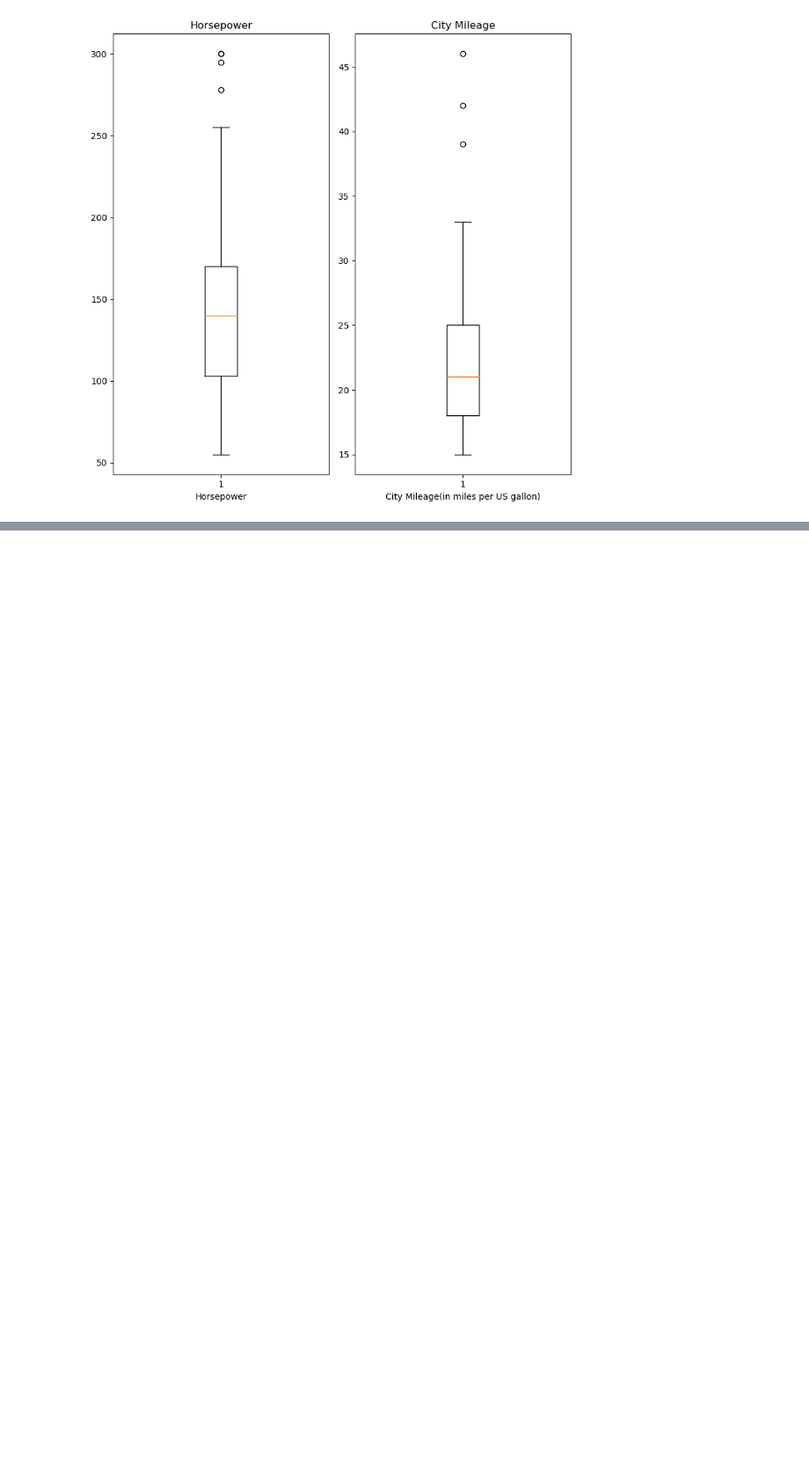
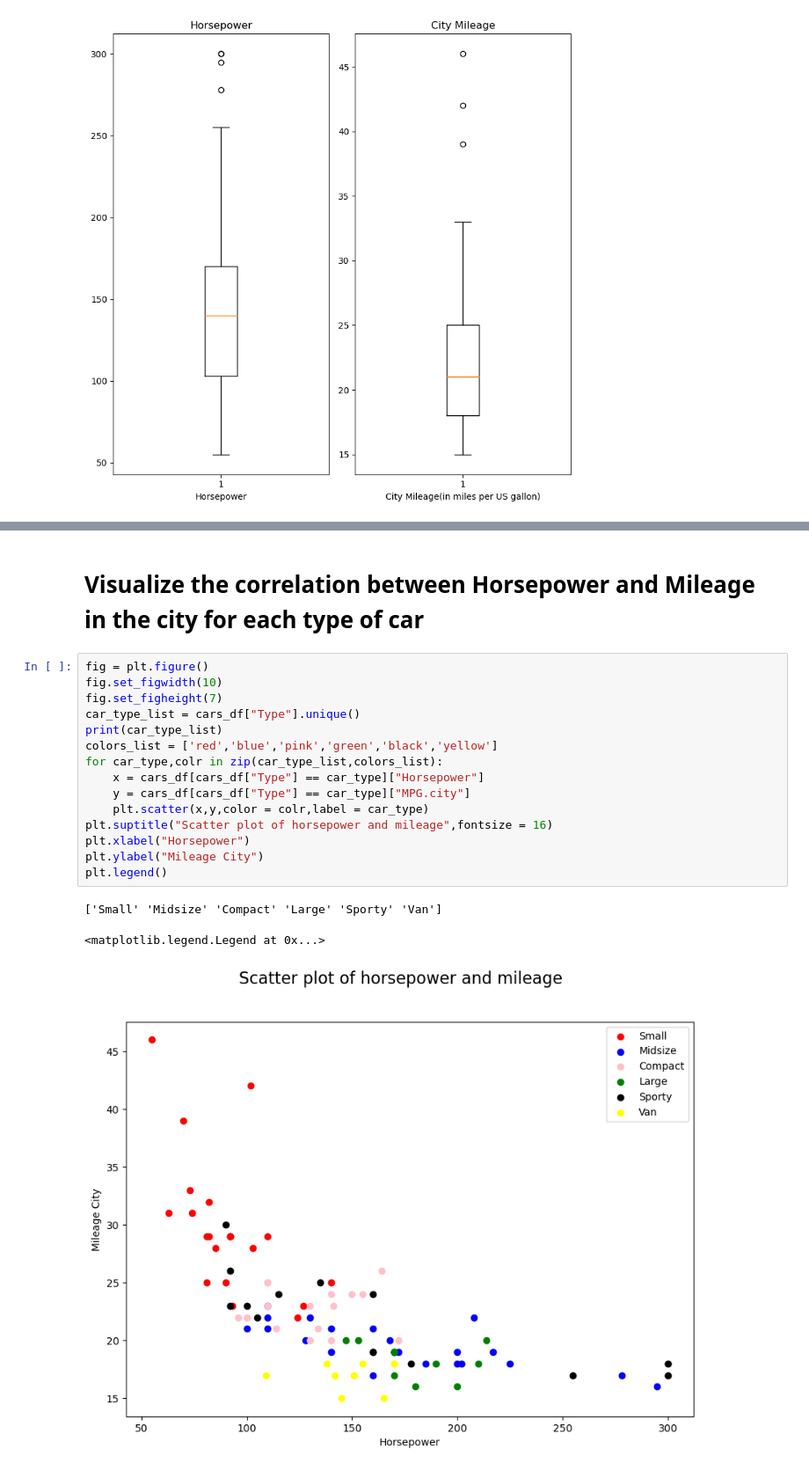
Before and after one commit to Ronith369/AILab, a Jupyter notebook: Exp24-Day6(Cars93).ipynb, the cells around one changed output, grey strips where cells are left out. Shown at 88% size. Cells and saved outputs as stored; diff of their text form; blank space fills up the shorter version.

```diff
--- a/Exp24-Day6(Cars93).ipynb
+++ b/Exp24-Day6(Cars93).ipynb
@@ -34,0 +66,21 @@ fig.tight_layout()
+# %% [markdown]
+# Visualize the correlation between Horsepower and Mileage in the city for each    type of car
+# %%
+fig = plt.figure()
+fig.set_figwidth(10)
+fig.set_figheight(7)
+car_type_list = cars_df["Type"].unique()
+print(car_type_list)
+colors_list = ['red','blue','pink','green','black','yellow']
+for car_type,colr in zip(car_type_list,colors_list):
+    x = cars_df[cars_df["Type"] == car_type]["Horsepower"]
+    y = cars_df[cars_df["Type"] == car_type]["MPG.city"]
+    plt.scatter(x,y,color = colr,label = car_type)
+plt.suptitle("Scatter plot of horsepower and mileage",fontsize = 16)
+plt.xlabel("Horsepower")
+plt.ylabel("Mileage City")
+plt.legend()
+# %% [output]
+['Small' 'Midsize' 'Compact' 'Large' 'Sporty' 'Van']
+<matplotlib.legend.Legend at 0x...>
+[figure, added]
```
Also changed, not shown: parts of 16 cells of this notebook.
